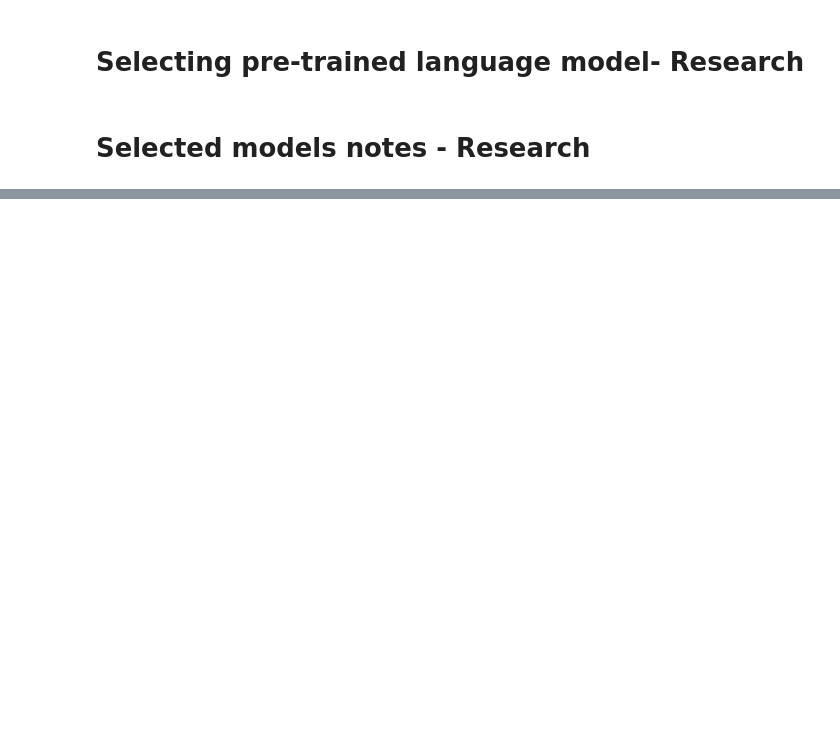
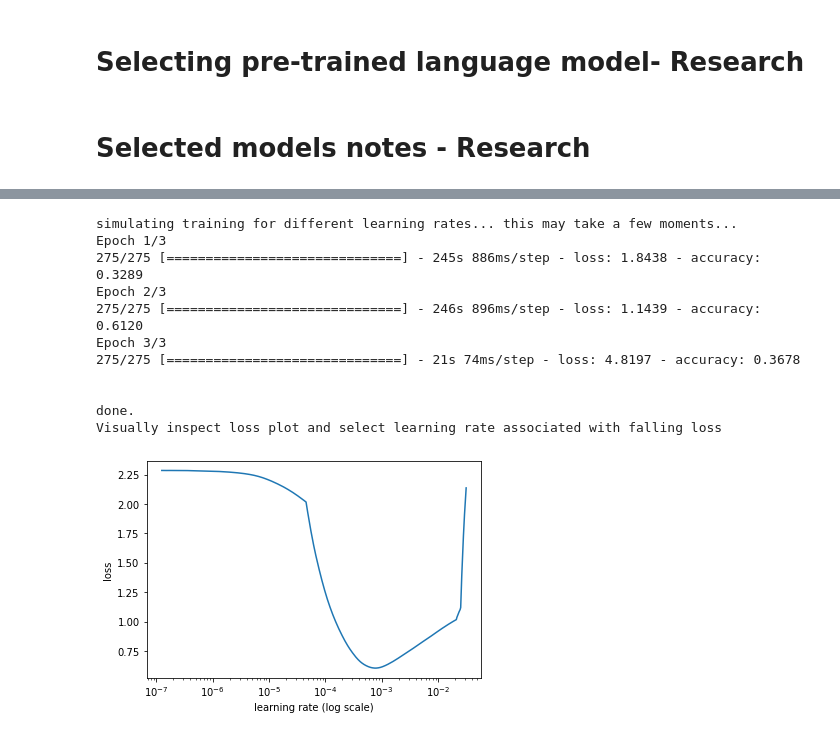
Before and after one commit to mvdheram/Stereotypical-Social-bias-detection-, a Jupyter notebook: Pre_trained_Language_model_selection_and_training.ipynb, the cells around one changed output, grey strips where cells are left out. Saved outputs shown, nothing was run; the diff lists cells and outputs as text; code cells hidden in the pictures; blank space fills up the shorter version.

```diff
--- a/Pre_trained_Language_model_selection_and_training.ipynb
+++ b/Pre_trained_Language_model_selection_and_training.ipynb
@@ -10,0 +831,7 @@
+# %%
+model_name = 'distilbert-base-uncased'
+
+trans = text.Transformer(model_name = model_name ,maxlen=512, class_names= categories)
+# %%
+train_df = trans.preprocess_train(X_train,y_train)
+test_df = trans.preprocess_test(X_test,y_test)
@@ -10,0 +854,19 @@
+# %%
+model = trans.get_classifier()
+# %%
+learner = ktrain.get_learner(model,train_data = train_df,val_data= test_df, batch_size= 16)
+# %%
+learner.lr_find(show_plot=True,max_epochs=3)
+# %% [output]
+simulating training for different learning rates... this may take a few moments...
+Epoch 1/3
+275/275 [==============================] - 245s 886ms/step - loss: 1.8438 - accuracy: 0.3289
+Epoch 2/3
+275/275 [==============================] - 246s 896ms/step - loss: 1.1439 - accuracy: 0.6120
+Epoch 3/3
+275/275 [==============================] - 21s 74ms/step - loss: 4.8197 - accuracy: 0.3678
+
+
+done.
+Visually inspect loss plot and select learning rate associated with falling loss
+[figure, added]
```
Also changed, not shown: parts of 112 cells of this notebook.
